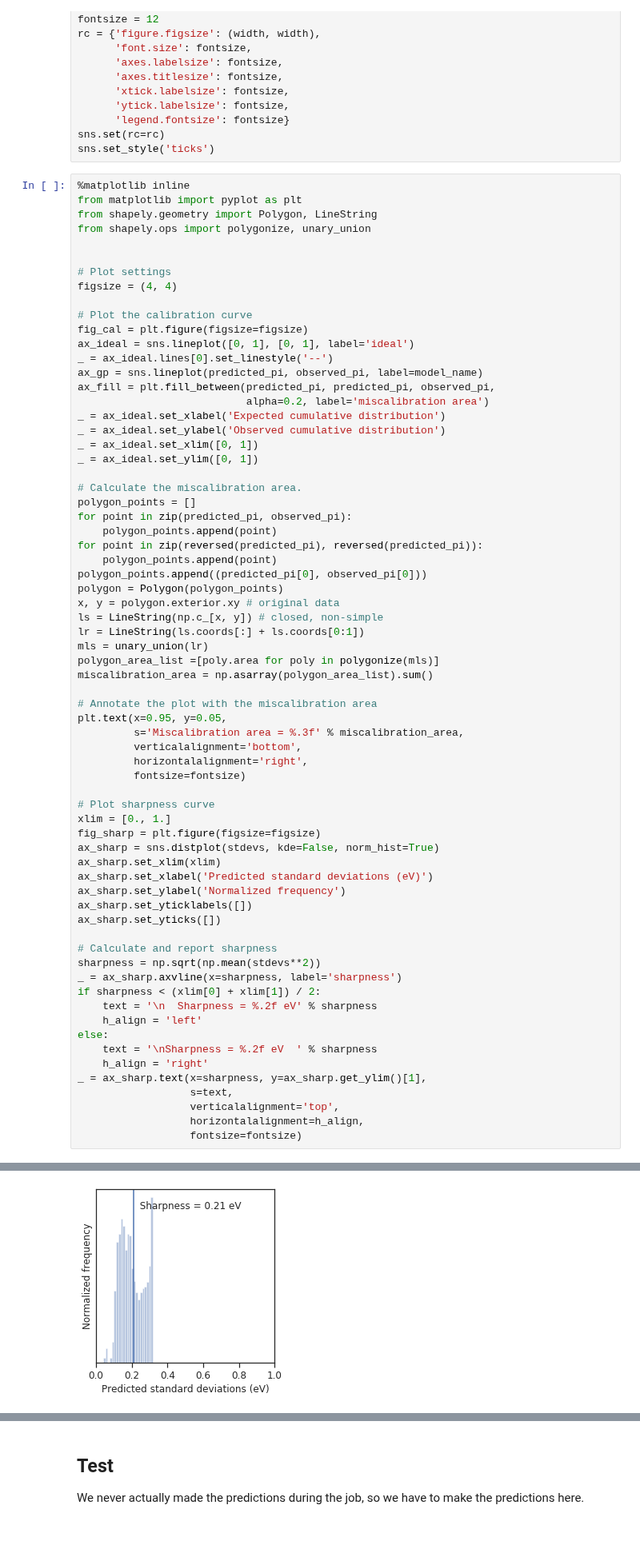
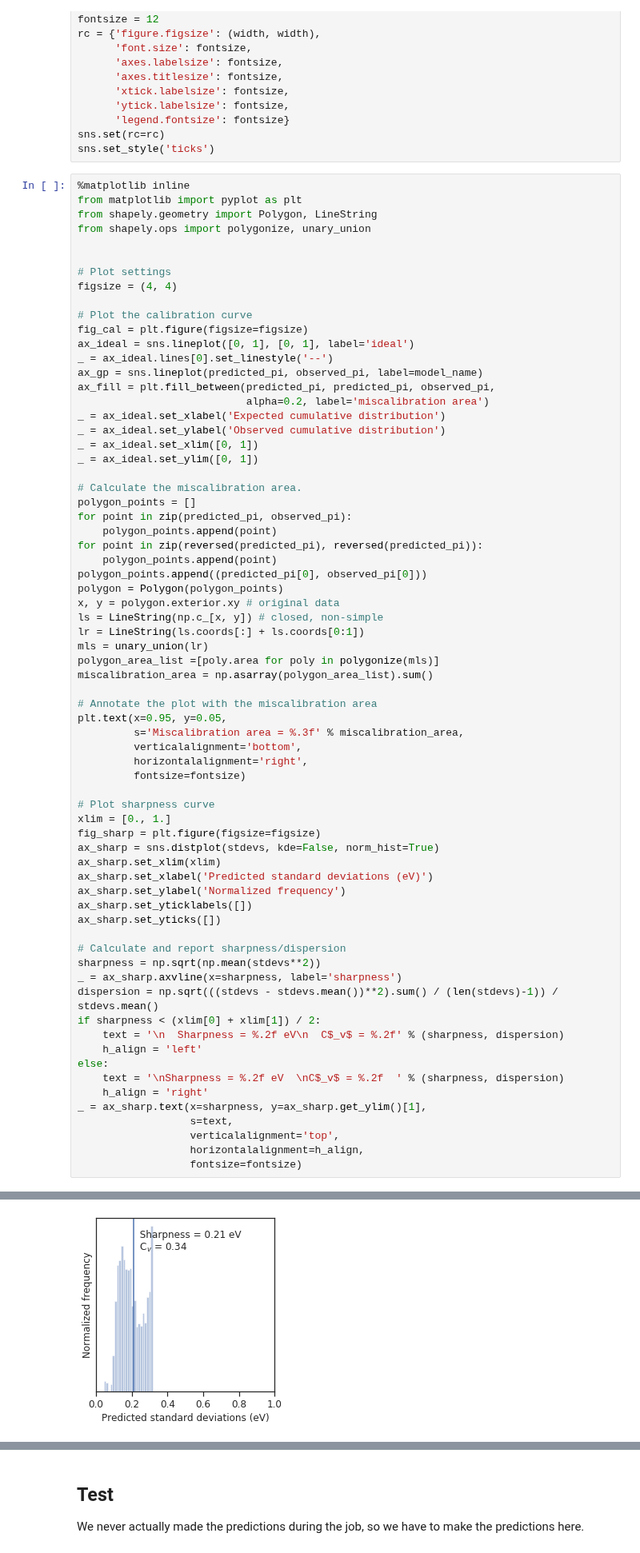
Before and after one commit to ulissigroup/uncertainty_benchmarking, a Jupyter notebook: GPnnm/Matern/GPnnm_matern.ipynb, the cells around one changed output, grey strips where cells are left out. Shown at 80% size. Saved outputs shown, nothing was run; the diff lists cells and outputs as text.

```diff
--- a/GPnnm/Matern/GPnnm_matern.ipynb
+++ b/GPnnm/Matern/GPnnm_matern.ipynb
@@ -477,37 +477,38 @@ miscalibration_area = np.asarray(polygon_area_list).sum()
 # Annotate the plot with the miscalibration area
 plt.text(x=0.95, y=0.05,
          s='Miscalibration area = %.3f' % miscalibration_area,
          verticalalignment='bottom',
          horizontalalignment='right',
          fontsize=fontsize)
 
 # Plot sharpness curve
 xlim = [0., 1.]
 fig_sharp = plt.figure(figsize=figsize)
 ax_sharp = sns.distplot(stdevs, kde=False, norm_hist=True)
 ax_sharp.set_xlim(xlim)
 ax_sharp.set_xlabel('Predicted standard deviations (eV)')
 ax_sharp.set_ylabel('Normalized frequency')
 ax_sharp.set_yticklabels([])
 ax_sharp.set_yticks([])
 
-# Calculate and report sharpness
+# Calculate and report sharpness/dispersion
 sharpness = np.sqrt(np.mean(stdevs**2))
 _ = ax_sharp.axvline(x=sharpness, label='sharpness')
+dispersion = np.sqrt(((stdevs - stdevs.mean())**2).sum() / (len(stdevs)-1)) / stdevs.mean()
 if sharpness < (xlim[0] + xlim[1]) / 2:
-    text = '\n  Sharpness = %.2f eV' % sharpness
+    text = '\n  Sharpness = %.2f eV\n  C$_v$ = %.2f' % (sharpness, dispersion)
     h_align = 'left'
 else:
-    text = '\nSharpness = %.2f eV  ' % sharpness
+    text = '\nSharpness = %.2f eV  \nC$_v$ = %.2f  ' % (sharpness, dispersion)
     h_align = 'right'
 _ = ax_sharp.text(x=sharpness, y=ax_sharp.get_ylim()[1],
                   s=text,
                   verticalalignment='top',
                   horizontalalignment=h_align,
                   fontsize=fontsize)
 # %% [output]
 [figure]
-[figure, old version]
+[figure, new version]
 # %%
 # To confirm: another way to approximate the miscalibration area
 np.mean(np.abs(predicted_pi - np.array(observed_pi)))
```
Also changed, not shown: parts of 4 cells of this notebook, 14 other files.
